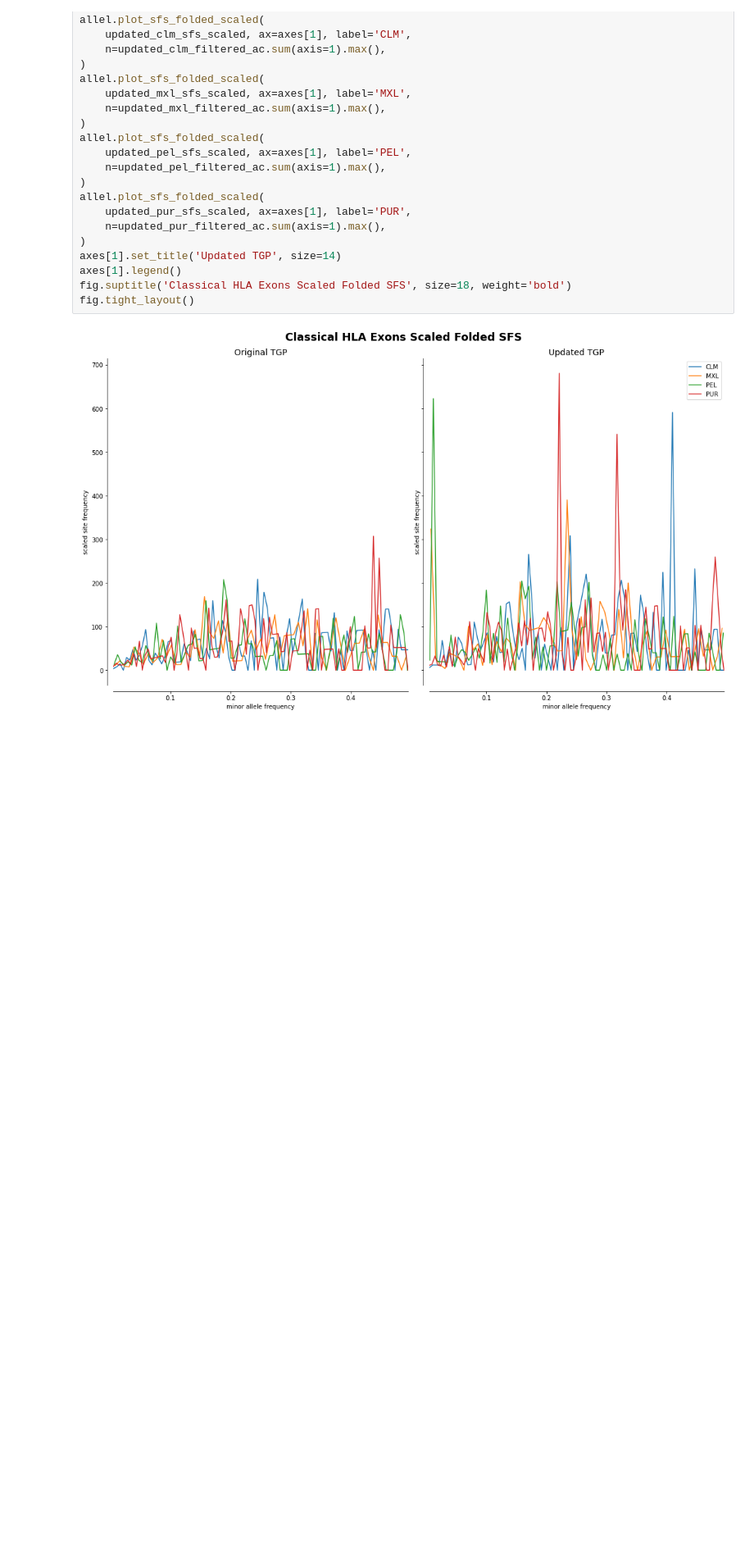
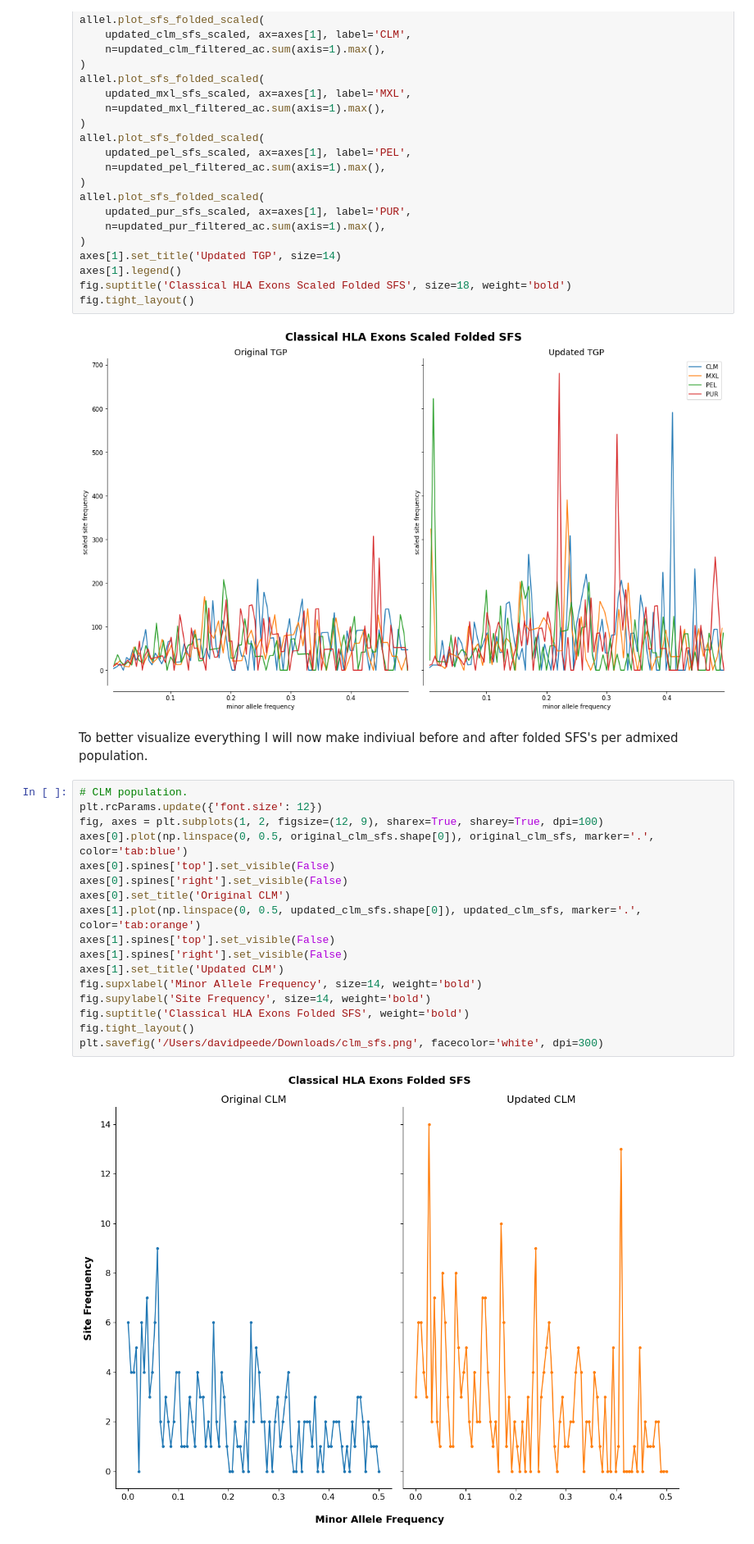
Before and after one commit to David-Peede/targt_pipeline_vcf, a Jupyter notebook: classical_hla_exons_before_and_after.ipynb, the cells around one changed output. Shown: that part at 82% size. Drawn from its saved outputs; the diff is of its cells as text; blank space fills up the shorter version.

```diff
--- a/classical_hla_exons_before_and_after.ipynb
+++ b/classical_hla_exons_before_and_after.ipynb
@@ -247,3 +247,24 @@ fig.suptitle('Classical HLA Exons Scaled Folded SFS', size=18, weight='bold')
 fig.tight_layout()
 # %% [output]
 [figure]
+# %% [markdown]
+To better visualize everything I will now make indiviual before and after folded SFS's per admixed population.
+# %%
+# CLM population.
+plt.rcParams.update({'font.size': 12})
+fig, axes = plt.subplots(1, 2, figsize=(12, 9), sharex=True, sharey=True, dpi=100)
+axes[0].plot(np.linspace(0, 0.5, original_clm_sfs.shape[0]), original_clm_sfs, marker='.', color='tab:blue')
+axes[0].spines['top'].set_visible(False)
+axes[0].spines['right'].set_visible(False)
+axes[0].set_title('Original CLM')
+axes[1].plot(np.linspace(0, 0.5, updated_clm_sfs.shape[0]), updated_clm_sfs, marker='.', color='tab:orange')
+axes[1].spines['top'].set_visible(False)
+axes[1].spines['right'].set_visible(False)
+axes[1].set_title('Updated CLM')
+fig.supxlabel('Minor Allele Frequency', size=14, weight='bold')
+fig.supylabel('Site Frequency', size=14, weight='bold')
+fig.suptitle('Classical HLA Exons Folded SFS', weight='bold')
+fig.tight_layout()
+plt.savefig('/Users/davidpeede/Downloads/clm_sfs.png', facecolor='white', dpi=300)
+# %% [output]
+[figure, added]
```
Also changed, not shown: parts of 3 cells of this notebook, 1 other file.
